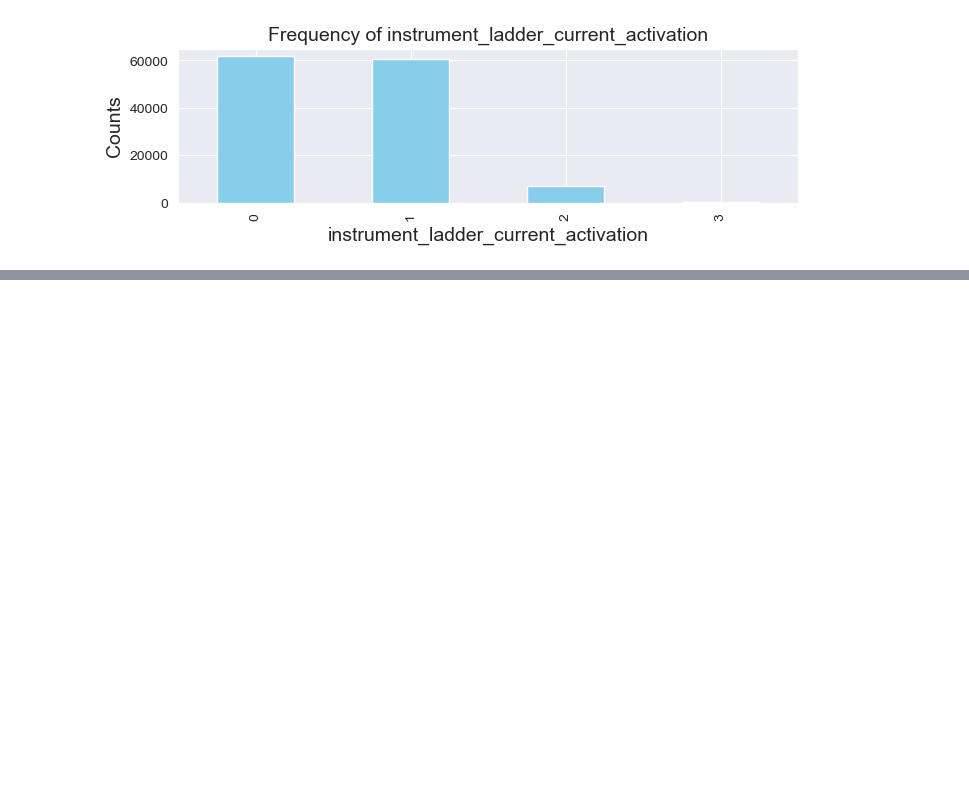
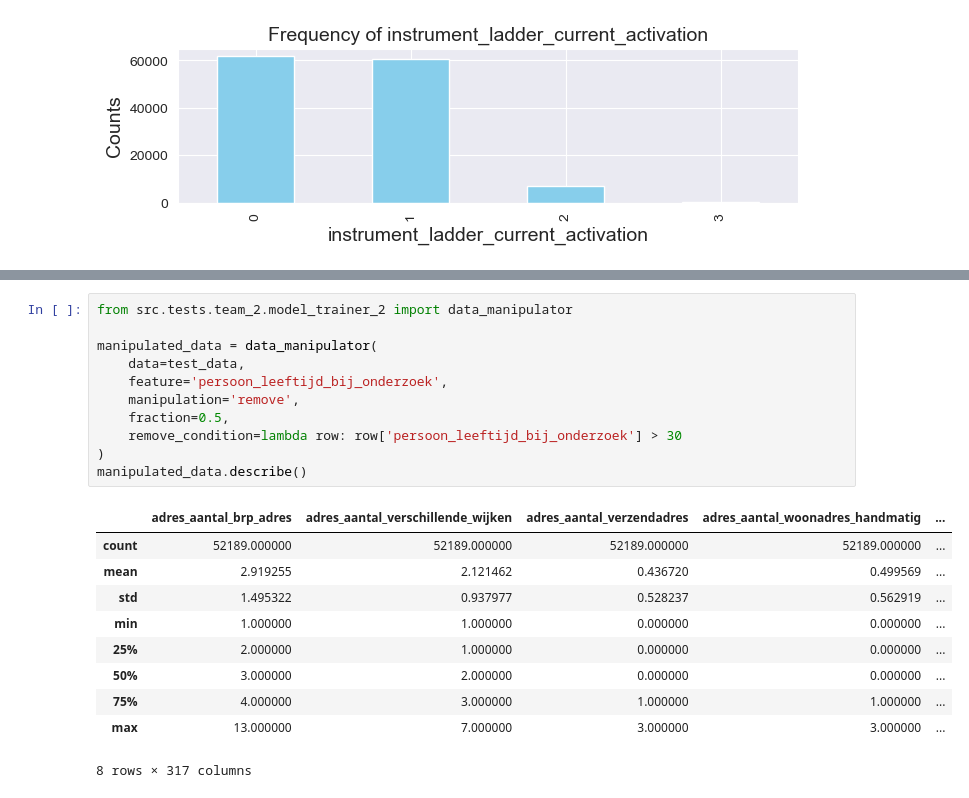
Before and after one commit to yulinchen03/TestingProject, a Jupyter notebook: src/team_2/biased_feature_selection.ipynb, the cells around one changed output, grey strips where cells are left out. Cells and saved outputs as stored; diff of their text form; blank space fills up the shorter version.

```diff
--- a/src/team_2/biased_feature_selection.ipynb
+++ b/src/team_2/biased_feature_selection.ipynb
@@ -194,0 +212,22 @@ plot_values('instrument_ladder_current_activation', df)
+# %%
+from src.tests.team_2.model_trainer_2 import data_manipulator
+
+manipulated_data = data_manipulator(
+    data=test_data,
+    feature='persoon_leeftijd_bij_onderzoek',
+    manipulation='remove',
+    fraction=0.5,
+    remove_condition=lambda row: row['persoon_leeftijd_bij_onderzoek'] > 30
+)
+manipulated_data.describe()
+# %% [output]
+|  | adres_aantal_brp_adres | adres_aantal_verschillende_wijken | adres_aantal_verzendadres | adres_aantal_woonadres_handmatig | ... |
+| count | 52189.000000 | 52189.000000 | 52189.000000 | 52189.000000 | ... |
+| mean | 2.919255 | 2.121462 | 0.436720 | 0.499569 | ... |
+| std | 1.495322 | 0.937977 | 0.528237 | 0.562919 | ... |
+| min | 1.000000 | 1.000000 | 0.000000 | 0.000000 | ... |
+| 25% | 2.000000 | 1.000000 | 0.000000 | 0.000000 | ... |
+| 50% | 3.000000 | 2.000000 | 0.000000 | 0.000000 | ... |
+| 75% | 4.000000 | 3.000000 | 1.000000 | 1.000000 | ... |
+| max | 13.000000 | 7.000000 | 3.000000 | 3.000000 | ... |
+8 rows × 317 columns
```
Also changed, not shown: parts of 5 cells of this notebook, 1 other file.
